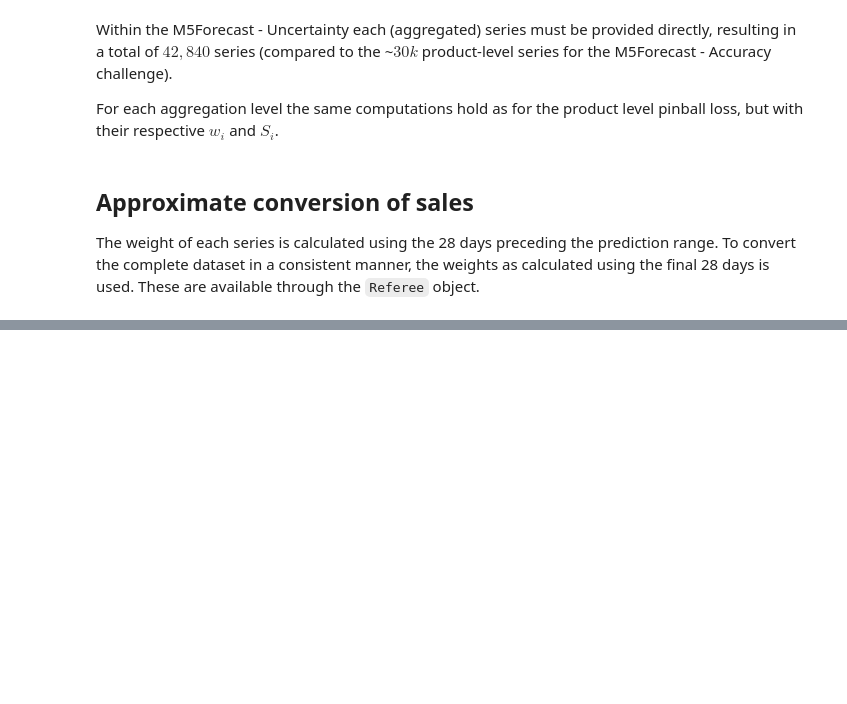
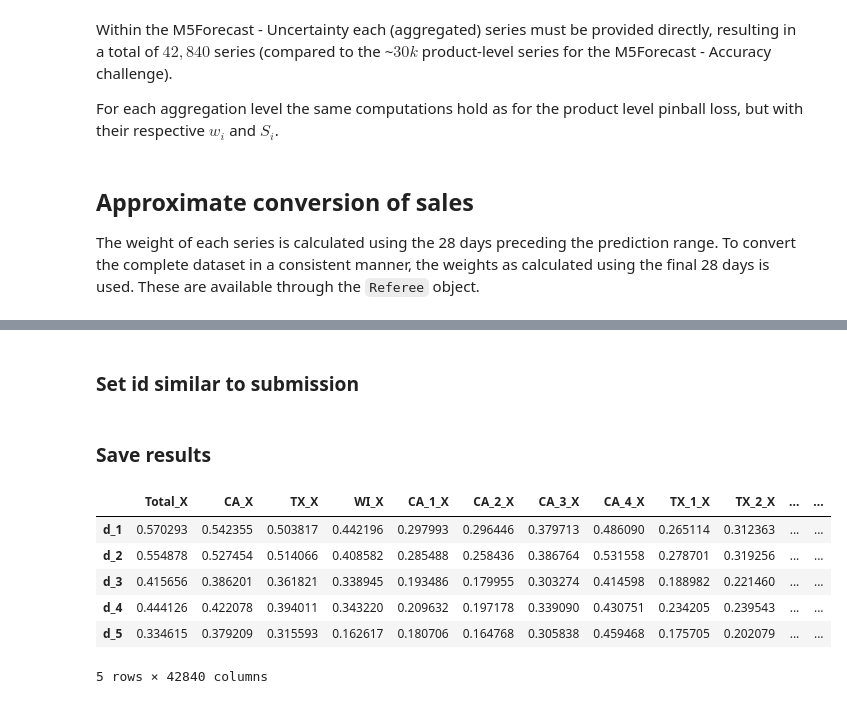
Before and after one commit to joeranbosma/M5Forecast, a Jupyter notebook: custom_layer/WSPL_through_normalisation.ipynb, the cells around one changed output, grey strips where cells are left out. Saved outputs shown, nothing was run; the diff lists cells and outputs as text; code cells hidden in the pictures; blank space fills up the shorter version.

```diff
--- a/custom_layer/WSPL_through_normalisation.ipynb
+++ b/custom_layer/WSPL_through_normalisation.ipynb
@@ -61,0 +151,3 @@ The weight of each series is calculated using the 28 days preceding the predicti
+# %%
+weights = ref.weights[6]
+scales = ref.scales[6]
@@ -61,0 +307,28 @@ The weight of each series is calculated using the 28 days preceding the predicti
+# %% [markdown]
+### Set id similar to submission
+# %%
+def get_idx(idx, level, postfix=""):
+    if level == 1:
+        # total aggregates
+        return "Total_X" + postfix
+    elif (level >= 2 and level <= 5) or level == 10:
+        # single-key aggregates
+        return idx + "_X" + postfix
+    elif level >= 6 and level <= 9:
+        # two-key aggregates
+        return idx[0] + "_" + idx[1] + postfix
+    elif level == 11:
+        # two-key aggregates reversed order
+        return idx[1] + "_" + idx[0] + postfix
+    elif level == 12:
+        return idx.replace('_validation', '') + postfix
+    assert False, "Index Error, level not recognised"
+# %%
+for level, groupby in ref.aggregation_levels.items():
+    # convert indices
+    idx = sales_conv[level].columns.map(lambda x: get_idx(x, level=level))
+    # set new indices
+    sales_conv[level].columns = idx
+    norm_conv[level].index = idx
+# %% [markdown]
+### Save results
@@ -61,0 +339,12 @@ The weight of each series is calculated using the 28 days preceding the predicti
+# %%
+sales = pd.concat(sales_conv.values(), axis=1)
+norm = pd.concat(norm_conv.values(), axis=1)
+sales.head()
+# %% [output]
+|  | Total_X | CA_X | TX_X | WI_X | CA_1_X | CA_2_X | CA_3_X | CA_4_X | TX_1_X | TX_2_X | ... | ... |
+| d_1 | 0.570293 | 0.542355 | 0.503817 | 0.442196 | 0.297993 | 0.296446 | 0.379713 | 0.486090 | 0.265114 | 0.312363 | ... | ... |
+| d_2 | 0.554878 | 0.527454 | 0.514066 | 0.408582 | 0.285488 | 0.258436 | 0.386764 | 0.531558 | 0.278701 | 0.319256 | ... | ... |
+| d_3 | 0.415656 | 0.386201 | 0.361821 | 0.338945 | 0.193486 | 0.179955 | 0.303274 | 0.414598 | 0.188982 | 0.221460 | ... | ... |
+| d_4 | 0.444126 | 0.422078 | 0.394011 | 0.343220 | 0.209632 | 0.197178 | 0.339090 | 0.430751 | 0.234205 | 0.239543 | ... | ... |
+| d_5 | 0.334615 | 0.379209 | 0.315593 | 0.162617 | 0.180706 | 0.164768 | 0.305838 | 0.459468 | 0.175705 | 0.202079 | ... | ... |
+5 rows × 42840 columns
```
Also changed, not shown: parts of 29 cells of this notebook, 5 other files.
